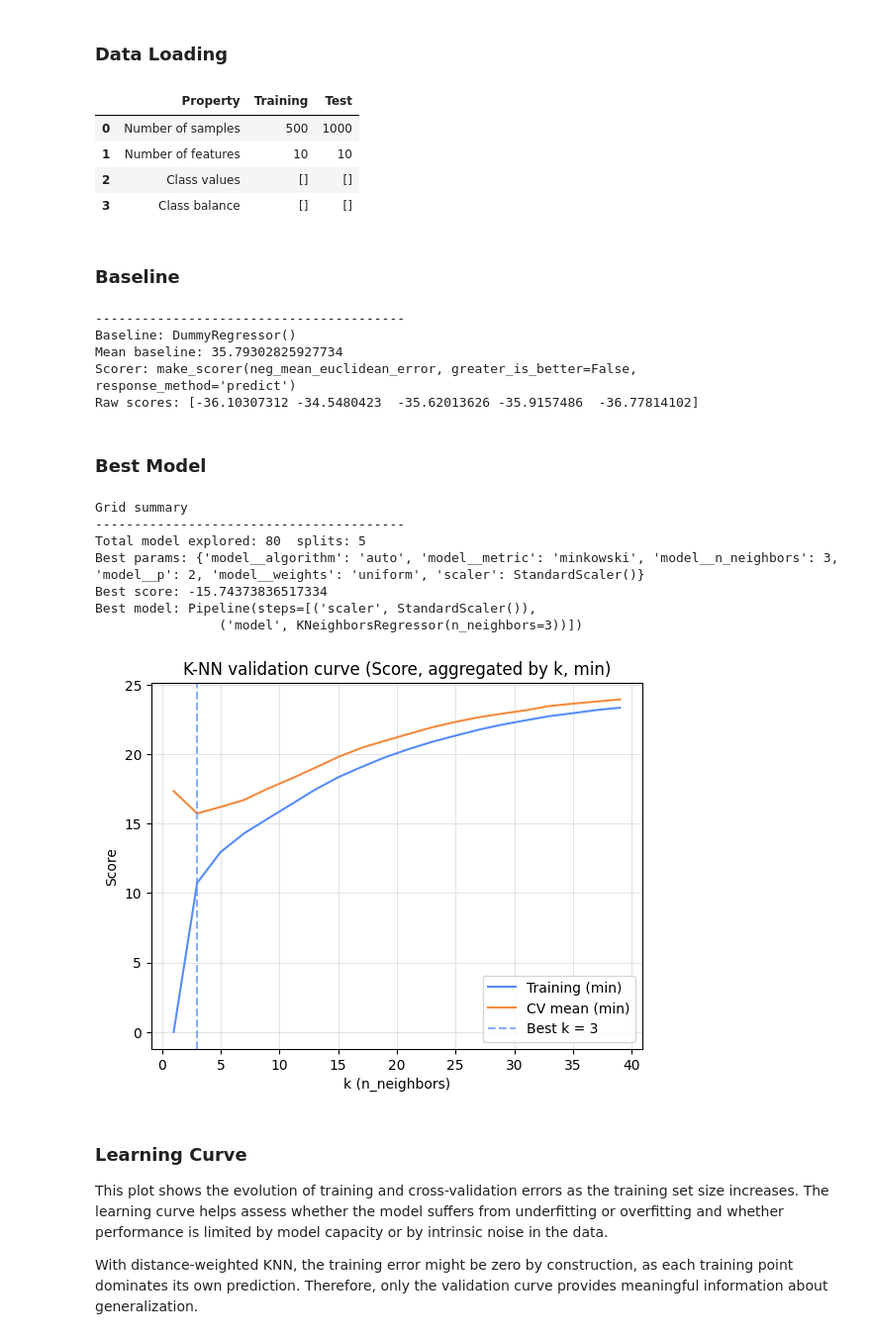
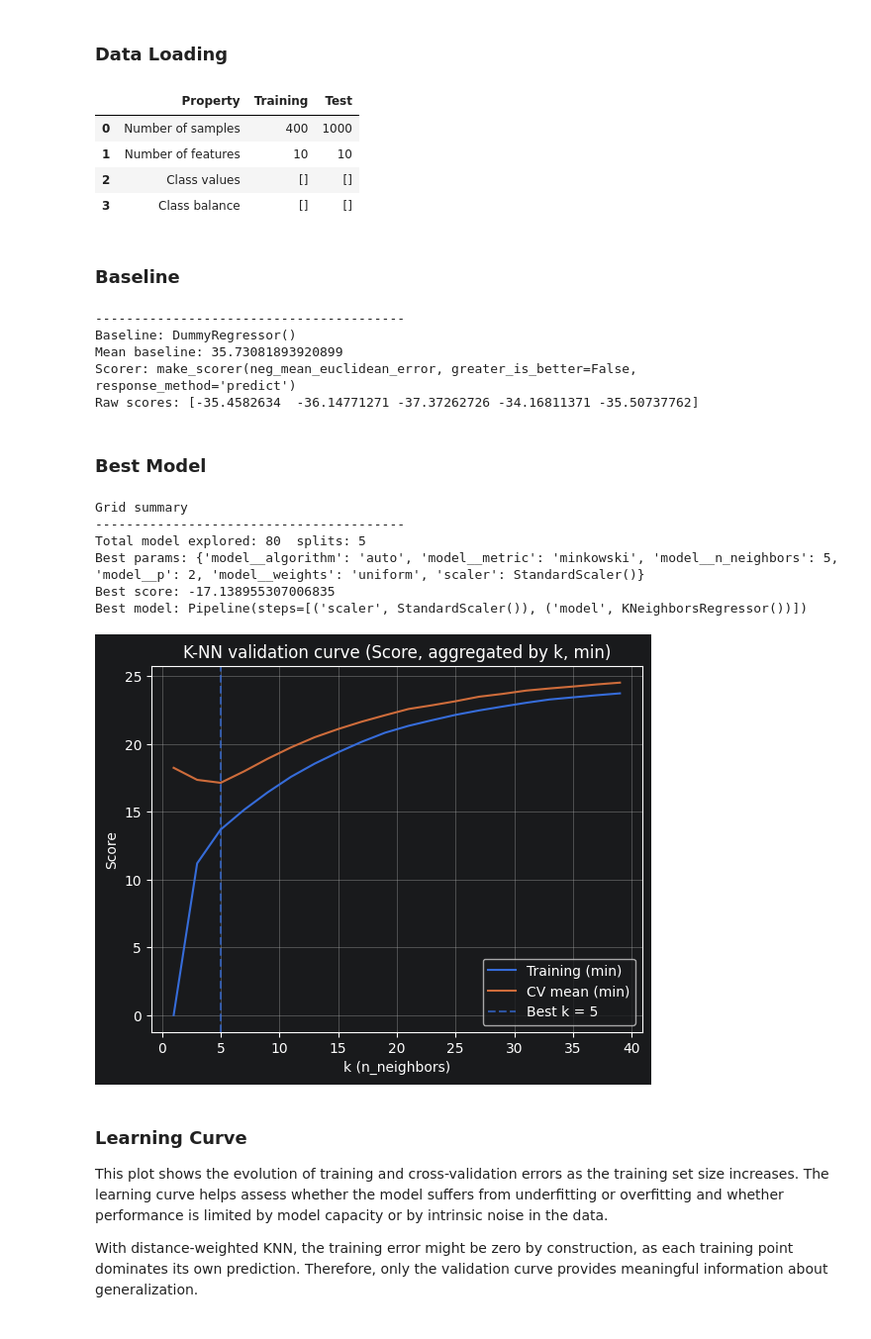
Before and after one commit to Borbico/Machine_Learning_Melaccio, a Jupyter notebook: notebooks/cup_KNN.ipynb, the cells around one changed output. Shown at 99% size. Saved outputs shown, nothing was run; the diff lists cells and outputs as text; code cells hidden in the pictures.

```diff
--- a/notebooks/cup_KNN.ipynb
+++ b/notebooks/cup_KNN.ipynb
@@ -86,17 +85,25 @@ make_scorer(neg_mean_euclidean_error, greater_is_better=False, response_method='
 # %%
 df_train, df_test = cc.load_set()
 
 # The train set used for model selection
-X_tr, y_tr = cc.prepare_dataset(df_train)
 X_ts, y_ts = cc.prepare_dataset(df_test)
 
-#y_tr = np.delete(y_tr,[0,1],axis=1)
+# Split the 500 labelled samples:
+# - 80% development set for model selection and cross-validation
+# - 20% internal test set for the final independent assessment
+(
+    X_tr, y_tr, # The train set
+    X_internal_ts, y_internal_ts # The internal test set
+ ) = (
+    # by default 'prepare for hold out' split into 80% - 20%
+    cc.prepare_dataset_for_hold_out(df_train,random_state=cc.INTERNAL_TEST_RANDOM_STATE)
+)
 
 features_names = X_tr.columns
 cr.dataset_introspection(X_tr, X_ts)
 # %% [output]
 |  | Property | Training | Test |
-| 0 | Number of samples | 500 | 1000 |
+| 0 | Number of samples | 400 | 1000 |
 | 1 | Number of features | 10 | 10 |
 | 2 | Class values | [] | [] |
 | 3 | Class balance | [] | [] |
@@ -108,9 +115,9 @@ model_baseline = cr.model_baseline(X_tr, y_tr, outer_cv)
 # %% [output]
 ----------------------------------------
 Baseline: DummyRegressor()
-Mean baseline: 35.79302825927734
+Mean baseline: 35.73081893920899
 Scorer: make_scorer(neg_mean_euclidean_error, greater_is_better=False, response_method='predict')
-Raw scores: [-36.10307312 -34.5480423  -35.62013626 -35.9157486  -36.77814102]
+Raw scores: [-35.4582634  -36.14771271 -37.37262726 -34.16811371 -35.50737762]
 # %% [markdown]
 <h3>Best Model</h3>
 # %%
@@ -133,15 +140,14 @@ cr.grid_introspection(gs)
 Grid summary
 ----------------------------------------
 Total model explored: 80  splits: 5
-Best params: {'model__algorithm': 'auto', 'model__metric': 'minkowski', 'model__n_neighbors': 3, 'model__p': 2, 'model__weights': 'uniform', 'scaler': StandardScaler()}
-Best score: -15.74373836517334
-Best model: Pipeline(steps=[('scaler', StandardScaler()),
-                ('model', KNeighborsRegressor(n_neighbors=3))])
+Best params: {'model__algorithm': 'auto', 'model__metric': 'minkowski', 'model__n_neighbors': 5, 'model__p': 2, 'model__weights': 'uniform', 'scaler': StandardScaler()}
+Best score: -17.138955307006835
+Best model: Pipeline(steps=[('scaler', StandardScaler()), ('model', KNeighborsRegressor())])
 # %%
 importlib.reload(kc)
 kc.plot_knn_validation_curve_from_gs(gs,agg="min")
 # %% [output]
-[figure, old version]
+[figure, new version]
 # %% [markdown]
 <h3>Learning Curve</h3>
 <p>This plot shows the evolution of training and cross-validation errors as the training set size increases. The learning curve helps assess whether the model suffers from underfitting or overfitting and whether performance is limited by model capacity or by intrinsic noise in the data.</p>
```
Also changed, not shown: parts of 12 cells of this notebook, 8 other files.
